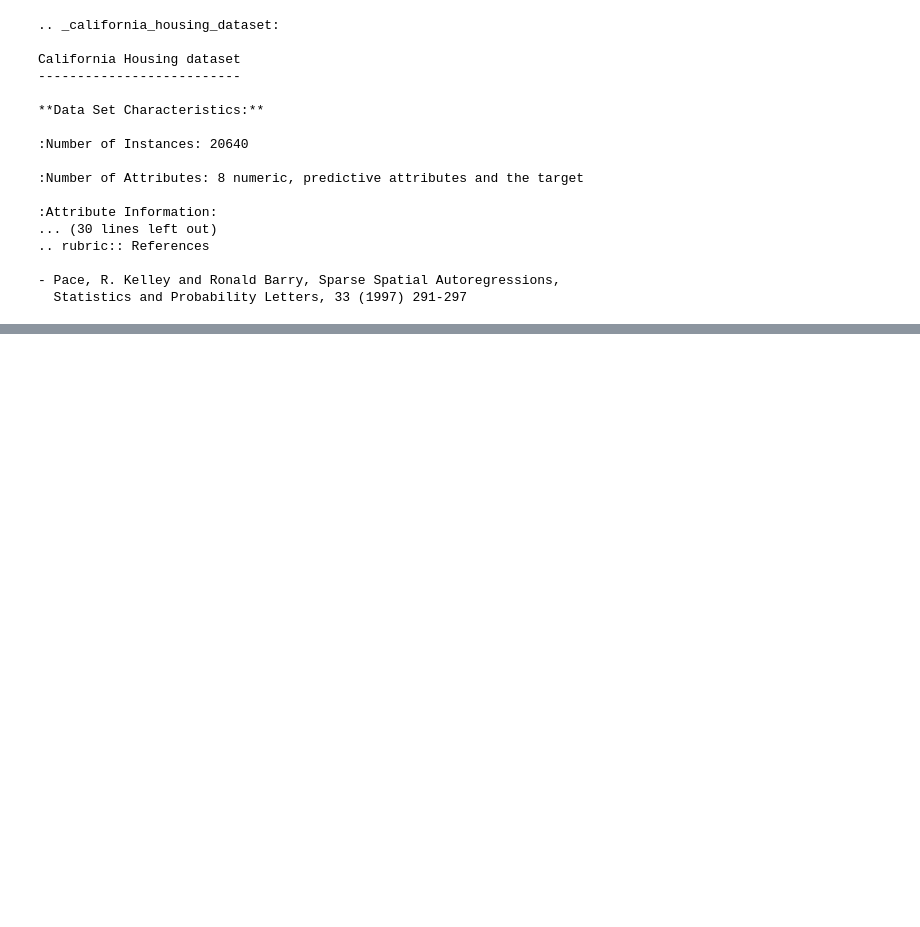
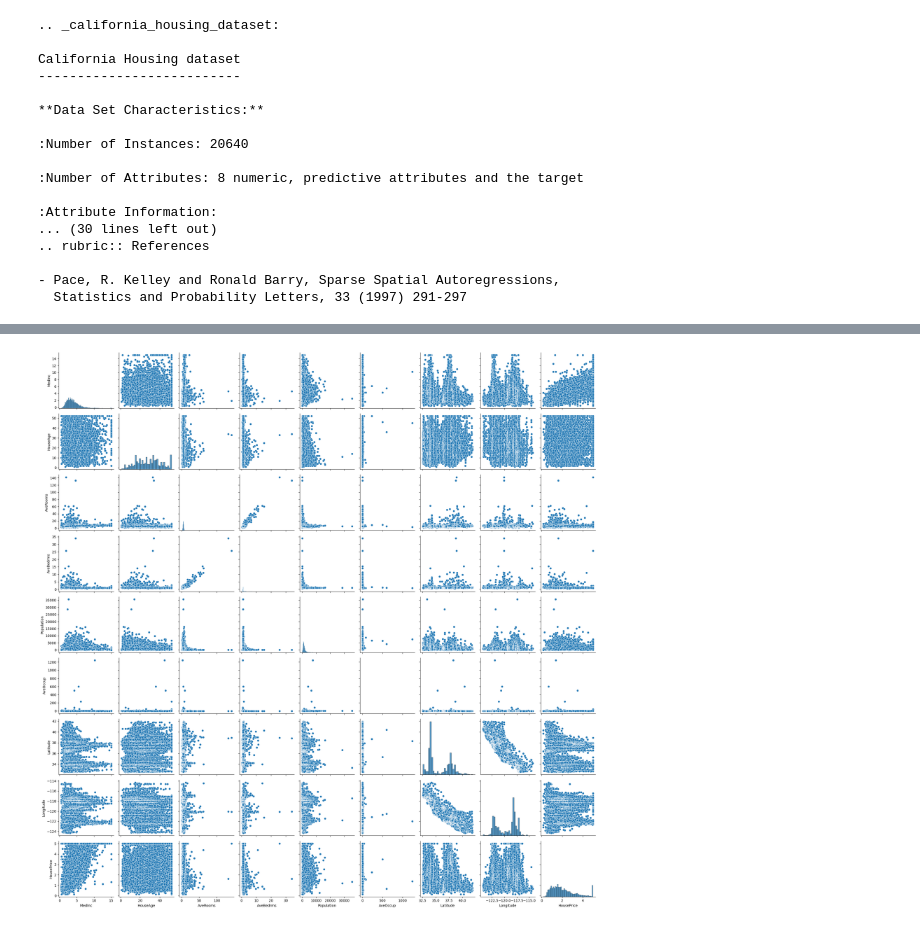
Before and after one commit to Lavanya08M/Data-Science, a Jupyter notebook: California_house_price_prediction.ipynb, the cells around one changed output, grey strips where cells are left out. Drawn from its saved outputs; the diff is of its cells as text; code cells hidden in the pictures; blank space fills up the shorter version.

```diff
--- a/California_house_price_prediction.ipynb
+++ b/California_house_price_prediction.ipynb
@@ -57,0 +99,5 @@ California Housing dataset
+# %%
+sns.pairplot(data, height=2.5)
+plt.tight_layout()
+# %% [output]
+[figure, added]
```
Also changed, not shown: parts of 7 cells of this notebook.
